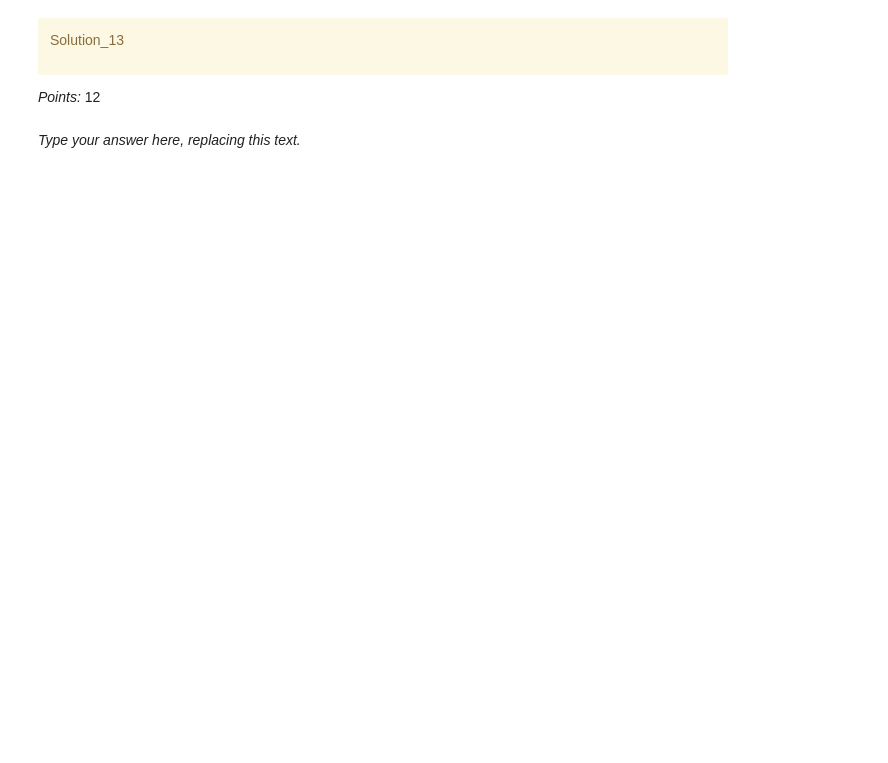
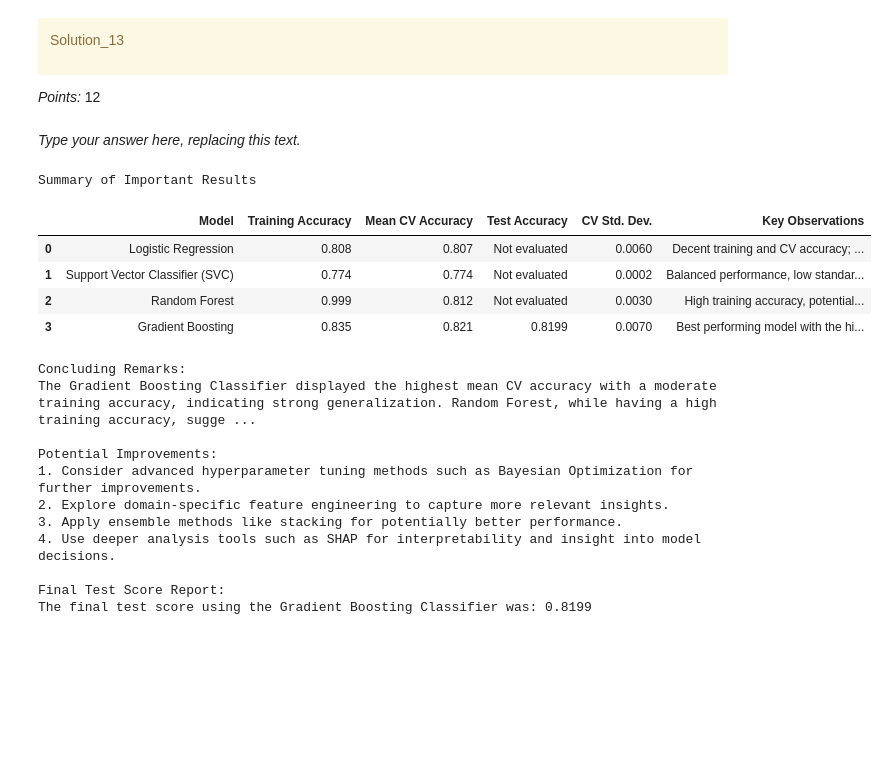
Before and after one commit to HerbertRen/cpsc330-hw5, a Jupyter notebook: hw5.ipynb, the cells around one changed output. Saved outputs shown, nothing was run; the diff lists cells and outputs as text; code cells hidden in the pictures; blank space fills up the shorter version.

```diff
--- a/hw5.ipynb
+++ b/hw5.ipynb
@@ -613,3 +945,53 @@ _Type your answer here, replacing this text._
+# %%
+# Step 1: Create a table summarizing important results
+results = {
+    'Model': ['Logistic Regression', 'Support Vector Classifier (SVC)', 'Random Forest', 'Gradient Boosting'],
+    'Training Accuracy': [0.808, 0.774, 0.999, 0.835],
+    'Mean CV Accuracy': [0.807, 0.774, 0.812, 0.821],
+    'Test Accuracy': ['Not evaluated', 'Not evaluated', 'Not evaluated', 0.8199],  # Updated with the test score
+    'CV Std. Dev.': [0.006, 0.0002, 0.003, 0.007],
+    'Key Observations': [
+        'Decent training and CV accuracy; slight underfitting present.',
+        'Balanced performance, low standard deviation; might need optimization.',
+        'High training accuracy, potential overfitting risk.',
+        'Best performing model with the highest generalization capability.'
+    ]
+}
+
+results_df = pd.DataFrame(results)
+print("Summary of Important Results")
+display(results_df)
+
+print("\nConcluding Remarks:")
+print("The Gradient Boosting Classifier displayed the highest mean CV accuracy with a moderate training accuracy, indicating strong generalization. Random Forest, while having a high training accuracy, suggests overfitting potential. The baseline Logistic Regression indicated initial underfitting.")
+
+print("\nPotential Improvements:")
+print("1. Consider advanced hyperparameter tuning methods such as Bayesian Optimization for further improvements.")
+print("2. Explore domain-specific feature engineering to capture more relevant insights.")
+print("3. Apply ensemble methods like stacking for potentially better performance.")
+print("4. Use deeper analysis tools such as SHAP for interpretability and insight into model decisions.")
+
+final_test_score = 0.8199
+print("\nFinal Test Score Report:")
+print(f"The final test score using the Gradient Boosting Classifier was: {final_test_score:.4f}")
+# %% [output]
+Summary of Important Results
+|  | Model | Training Accuracy | Mean CV Accuracy | Test Accuracy | CV Std. Dev. | Key Observations |
+| 0 | Logistic Regression | 0.808 | 0.807 | Not evaluated | 0.0060 | Decent training and CV accuracy; ... |
+| 1 | Support Vector Classifier (SVC) | 0.774 | 0.774 | Not evaluated | 0.0002 | Balanced performance, low standar... |
+| 2 | Random Forest | 0.999 | 0.812 | Not evaluated | 0.0030 | High training accuracy, potential... |
+| 3 | Gradient Boosting | 0.835 | 0.821 | 0.8199 | 0.0070 | Best performing model with the hi... |
+Concluding Remarks:
+The Gradient Boosting Classifier displayed the highest mean CV accuracy with a moderate training accuracy, indicating strong generalization. Random Forest, while having a high training accuracy, sugge ...
+
+Potential Improvements:
+1. Consider advanced hyperparameter tuning methods such as Bayesian Optimization for further improvements.
+2. Explore domain-specific feature engineering to capture more relevant insights.
+3. Apply ensemble methods like stacking for potentially better performance.
+4. Use deeper analysis tools such as SHAP for interpretability and insight into model decisions.
+
+Final Test Score Report:
+The final test score using the Gradient Boosting Classifier was: 0.8199
 # %%
 ...
 # %% [markdown]
```
Also changed, not shown: parts of 70 cells of this notebook, 1 other file.
